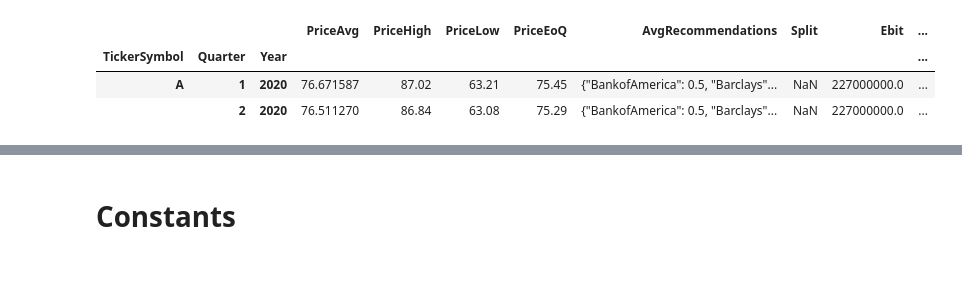
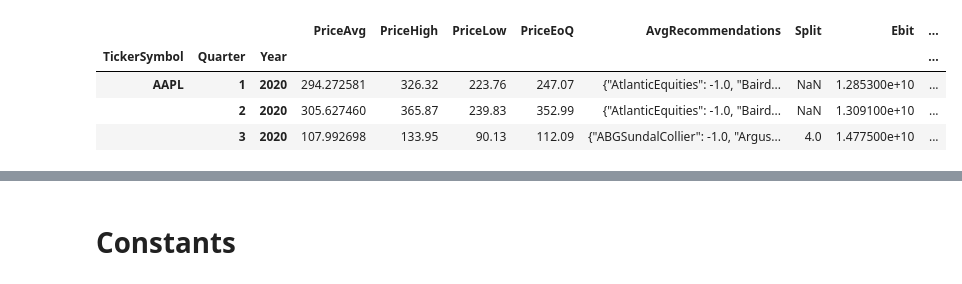
Before and after one commit to eschiff/finance_ml, a Jupyter notebook: finance_ml/notebooks/linear_model.ipynb, the cells around one changed output, grey strips where cells are left out. Cells and saved outputs as stored; diff of their text form; code cells hidden in the pictures.

```diff
--- a/finance_ml/notebooks/linear_model.ipynb
+++ b/finance_ml/notebooks/linear_model.ipynb
@@ -38,6 +54,6 @@ from finance_ml.variants.linear_model.preprocessing import (apply_engineered_col
 # %%
 hp = Hyperparams()
-quarterly_df = preprocess_data(hp)
+await main(hp)
 # %% [output]
 A value is trying to be set on a copy of a slice from a DataFrame
 
@@ -46,11 +206,12 @@ See the caveats in the documentation: https://pandas.pydata.org/pandas-docs/stab
 # %%
 idx = pd.IndexSlice
-quarterly_df.loc[idx['A', :, 2020]]
+quarterly_df.loc[idx['AAPL', :, 2020]]
 # %% [output]
 |  |  |  | PriceAvg | PriceHigh | PriceLow | PriceEoQ | AvgRecommendations | Split | Ebit | ... |
 | TickerSymbol | Quarter | Year |  |  |  |  |  |  |  | ... |
-| A | 1 | 2020 | 76.671587 | 87.02 | 63.21 | 75.45 | {"BankofAmerica": 0.5, "Barclays"... | NaN | 227000000.0 | ... |
-|  | 2 | 2020 | 76.511270 | 86.84 | 63.08 | 75.29 | {"BankofAmerica": 0.5, "Barclays"... | NaN | 227000000.0 | ... |
+| AAPL | 1 | 2020 | 294.272581 | 326.32 | 223.76 | 247.07 | {"AtlanticEquities": -1.0, "Baird... | NaN | 1.285300e+10 | ... |
+|  | 2 | 2020 | 305.627460 | 365.87 | 239.83 | 352.99 | {"AtlanticEquities": -1.0, "Baird... | NaN | 1.309100e+10 | ... |
+|  | 3 | 2020 | 107.992698 | 133.95 | 90.13 | 112.09 | {"ABGSundalCollier": -1.0, "Argus... | 4.0 | 1.477500e+10 | ... |
 # %%
 # idx = pd.IndexSlice
 # quarterly_df.loc[idx['A', :, 2020]]
```
Also changed, not shown: parts of 23 cells of this notebook, 23 other files.
